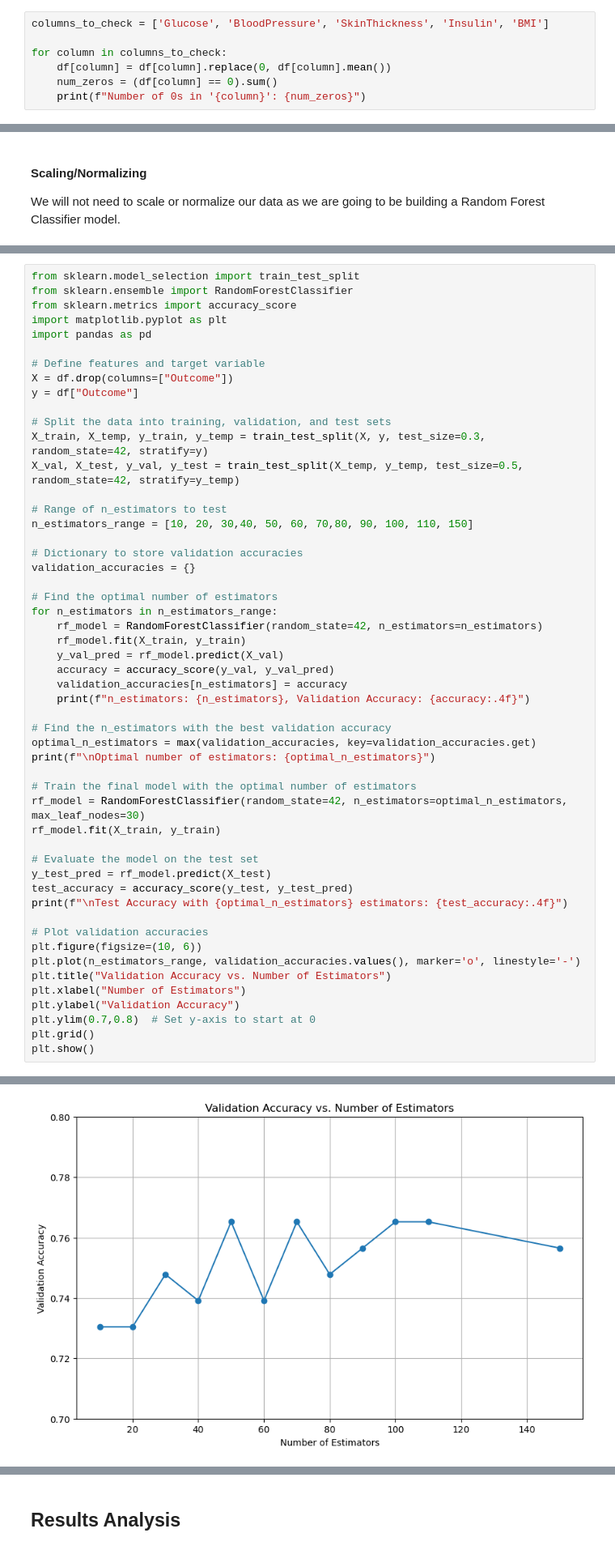
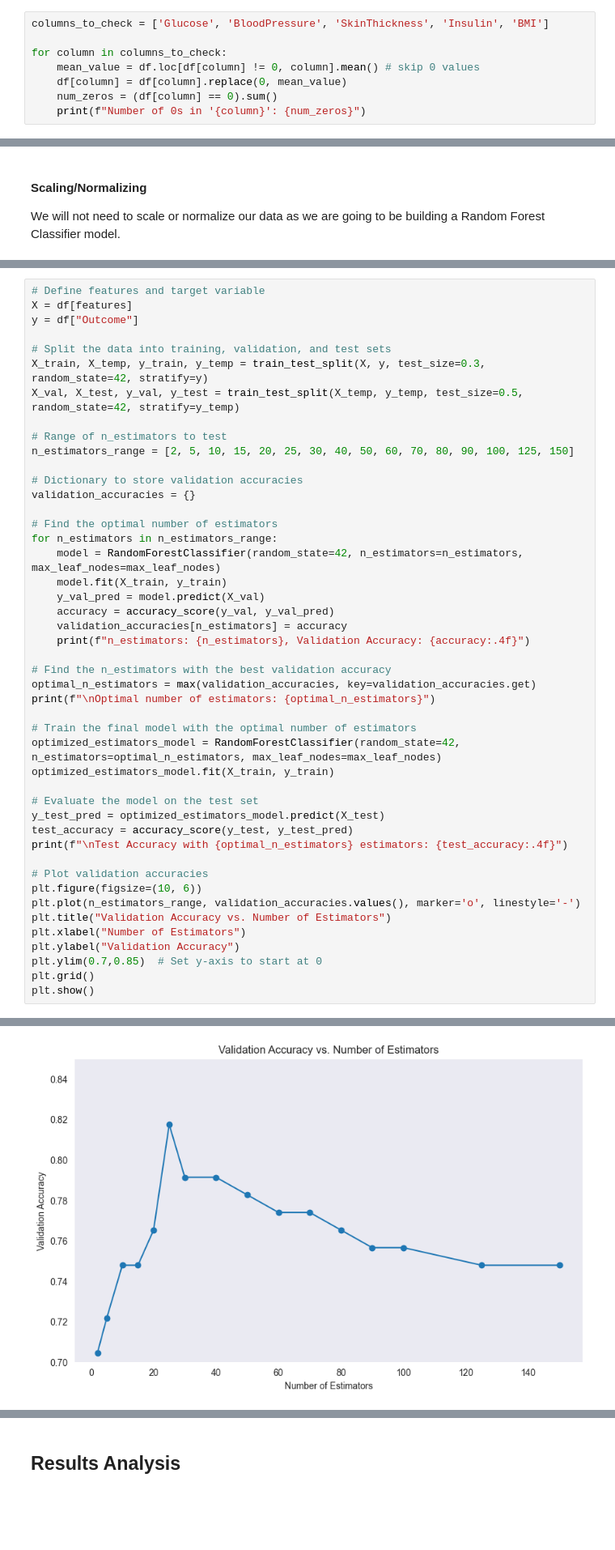
Before and after one commit to grudzinskio/DiabetesPrediction, a Jupyter notebook: FinalNotebook.ipynb, the cells around one changed output, grey strips where cells are left out. Shown at 81% size. Saved outputs shown, nothing was run; the diff lists cells and outputs as text; blank space fills up the shorter version.

```diff
--- a/FinalNotebook.ipynb
+++ b/FinalNotebook.ipynb
@@ -155,7 +160,8 @@ We are going to replace the values by entering the mean values of the columns wh
 columns_to_check = ['Glucose', 'BloodPressure', 'SkinThickness', 'Insulin', 'BMI']
 
 for column in columns_to_check:
-    df[column] = df[column].replace(0, df[column].mean())
+    mean_value = df.loc[df[column] != 0, column].mean() # skip 0 values
+    df[column] = df[column].replace(0, mean_value)
     num_zeros = (df[column] == 0).sum()
     print(f"Number of 0s in '{column}': {num_zeros}")
 # %% [output]
@@ -302,12 +377,6 @@ We will not need to scale or normalize our data as we are going to be building a
 # %%
-from sklearn.model_selection import train_test_split
-from sklearn.ensemble import RandomForestClassifier
-from sklearn.metrics import accuracy_score
-import matplotlib.pyplot as plt
-import pandas as pd
-
 # Define features and target variable
-X = df.drop(columns=["Outcome"])
+X = df[features]
 y = df["Outcome"]
 
 # Split the data into training, validation, and test sets
@@ -315,16 +384,16 @@ X_train, X_temp, y_train, y_temp = train_test_split(X, y, test_size=0.3, random_
 X_val, X_test, y_val, y_test = train_test_split(X_temp, y_temp, test_size=0.5, random_state=42, stratify=y_temp)
 
 # Range of n_estimators to test
-n_estimators_range = [10, 20, 30,40, 50, 60, 70,80, 90, 100, 110, 150]
+n_estimators_range = [2, 5, 10, 15, 20, 25, 30, 40, 50, 60, 70, 80, 90, 100, 125, 150]
 
 # Dictionary to store validation accuracies
 validation_accuracies = {}
 
 # Find the optimal number of estimators
 for n_estimators in n_estimators_range:
-    rf_model = RandomForestClassifier(random_state=42, n_estimators=n_estimators)
-    rf_model.fit(X_train, y_train)
-    y_val_pred = rf_model.predict(X_val)
+    model = RandomForestClassifier(random_state=42, n_estimators=n_estimators, max_leaf_nodes=max_leaf_nodes)
+    model.fit(X_train, y_train)
+    y_val_pred = model.predict(X_val)
     accuracy = accuracy_score(y_val, y_val_pred)
     validation_accuracies[n_estimators] = accuracy
     print(f"n_estimators: {n_estimators}, Validation Accuracy: {accuracy:.4f}")
@@ -334,11 +403,11 @@ optimal_n_estimators = max(validation_accuracies, key=validation_accuracies.get)
 print(f"\nOptimal number of estimators: {optimal_n_estimators}")
 
 # Train the final model with the optimal number of estimators
-rf_model = RandomForestClassifier(random_state=42, n_estimators=optimal_n_estimators, max_leaf_nodes=30)
-rf_model.fit(X_train, y_train)
+optimized_estimators_model = RandomForestClassifier(random_state=42, n_estimators=optimal_n_estimators, max_leaf_nodes=max_leaf_nodes)
+optimized_estimators_model.fit(X_train, y_train)
 
 # Evaluate the model on the test set
-y_test_pred = rf_model.predict(X_test)
+y_test_pred = optimized_estimators_model.predict(X_test)
 test_accuracy = accuracy_score(y_test, y_test_pred)
 print(f"\nTest Accuracy with {optimal_n_estimators} estimators: {test_accuracy:.4f}")
 
@@ -348,7 +417,7 @@ plt.plot(n_estimators_range, validation_accuracies.values(), marker='o', linesty
 plt.title("Validation Accuracy vs. Number of Estimators")
 plt.xlabel("Number of Estimators")
 plt.ylabel("Validation Accuracy")
-plt.ylim(0.7,0.8)  # Set y-axis to start at 0
+plt.ylim(0.7,0.85)  # Set y-axis to start at 0
 plt.grid()
 plt.show()
 # %% [output]
@@ -371,4 +444,4 @@ Test Accuracy with 50 estimators: 0.7414
-[figure, old version]
+[figure, new version]
 # %%
 import matplotlib.pyplot as plt
 import pandas as pd
```
Also changed, not shown: parts of 18 cells of this notebook.
